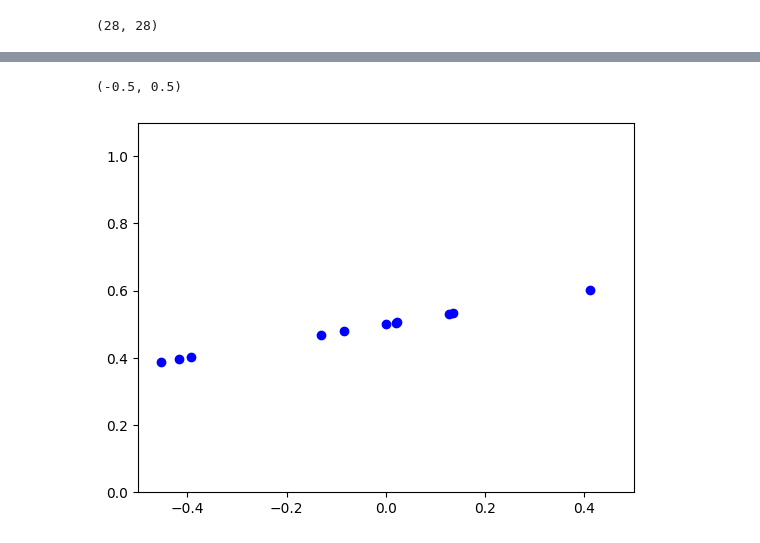
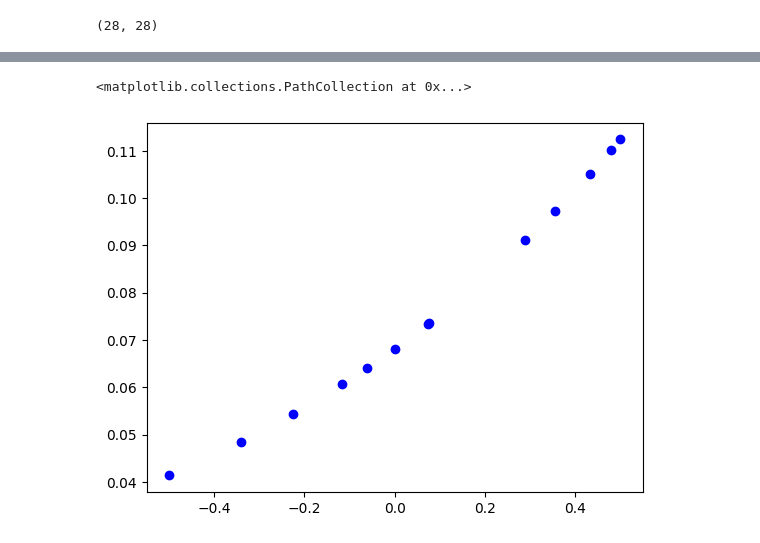
Before and after one commit to tinaghimire/data-mining, a Jupyter notebook: Lab-5_ANN/MNIST.ipynb, the cells around one changed output, grey strips where cells are left out. Saved outputs shown, nothing was run; the diff lists cells and outputs as text; code cells hidden in the pictures.

```diff
--- a/Lab-5_ANN/MNIST.ipynb
+++ b/Lab-5_ANN/MNIST.ipynb
@@ -223,10 +197,7 @@ plt.xlim(-0.5, 0.5)
 # %%
 def softmax_fn(vector):
-    softmax = np.zeros(shape= vector.shape)
-    for i in range(len(vector)):
-        softmax[i] = 1 / (1+np.exp(-vector[i]))
-
-    return softmax
+    exp_vector = np.exp(vector - np.max(vector))
+    return exp_vector / exp_vector.sum()
 
 vector = np.random.uniform(low=-0.5, high=0.5, size=(10,1))
 softmax = softmax_fn(vector)
@@ -288,15 +235,13 @@ vector, d_softmax
 # %%
 vector = np.random.uniform(low=-0.5, high=0.5, size=(10,1))
-vector = np.append(vector, [0.00000])
+vector = np.append(vector, [0.00000, -0.5, 0.5])
 vector
 
 softmax = softmax_fn(vector)
-d_softmax = df_softmax(vector)
+# d_softmax = df_softmax(vector)
 
 plt.scatter(vector, softmax, c='blue')
 # plt.scatter(vector, d_softmax, c='green')
-plt.ylim(0.0, 1.1)
-plt.xlim(-0.5, 0.5)
 # %% [output]
-(-0.5, 0.5)
+<matplotlib.collections.PathCollection at 0x...>
-[figure, old version]
+[figure, new version]
```
Also changed, not shown: parts of 45 cells of this notebook, 27 other files.
